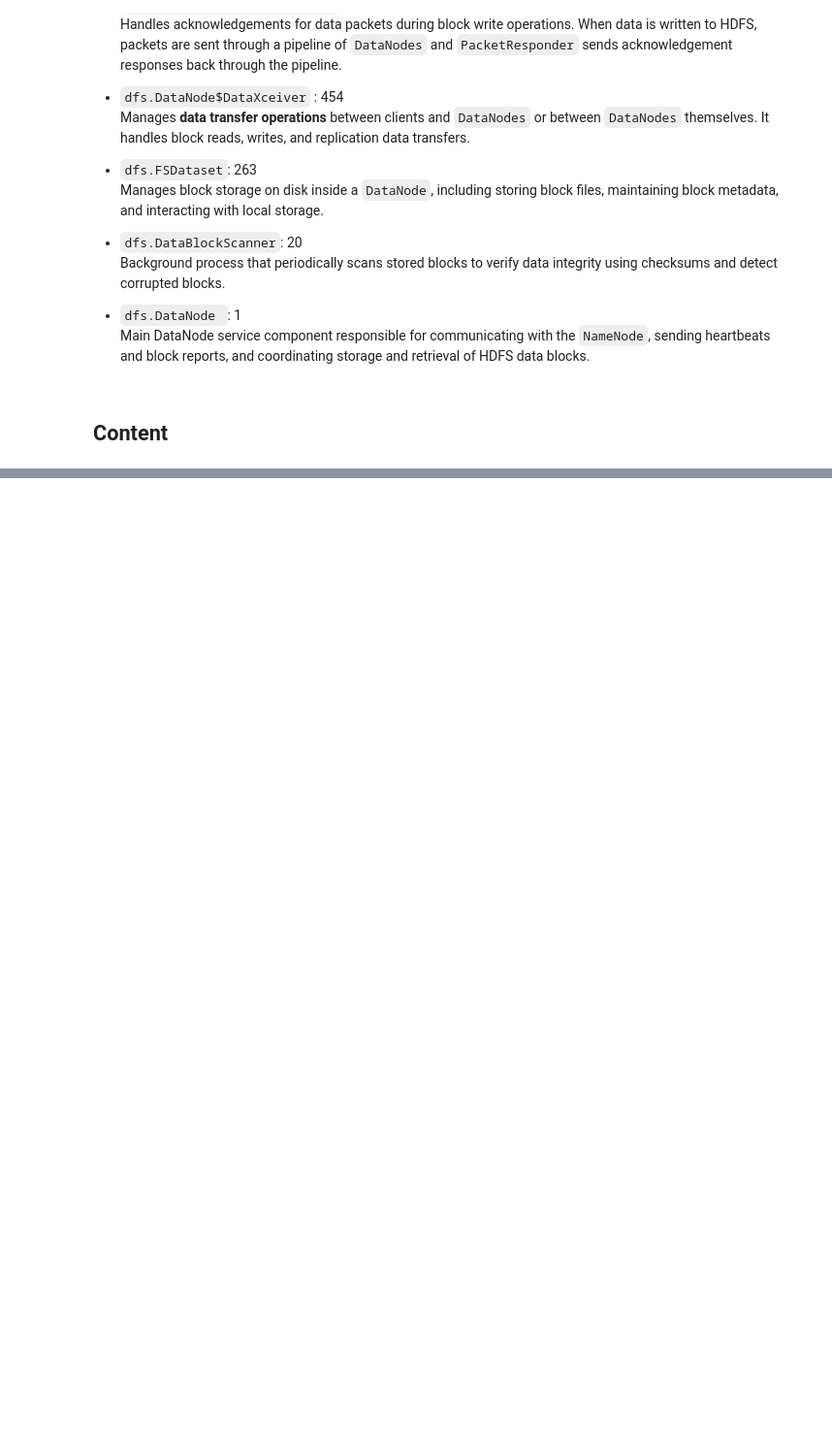
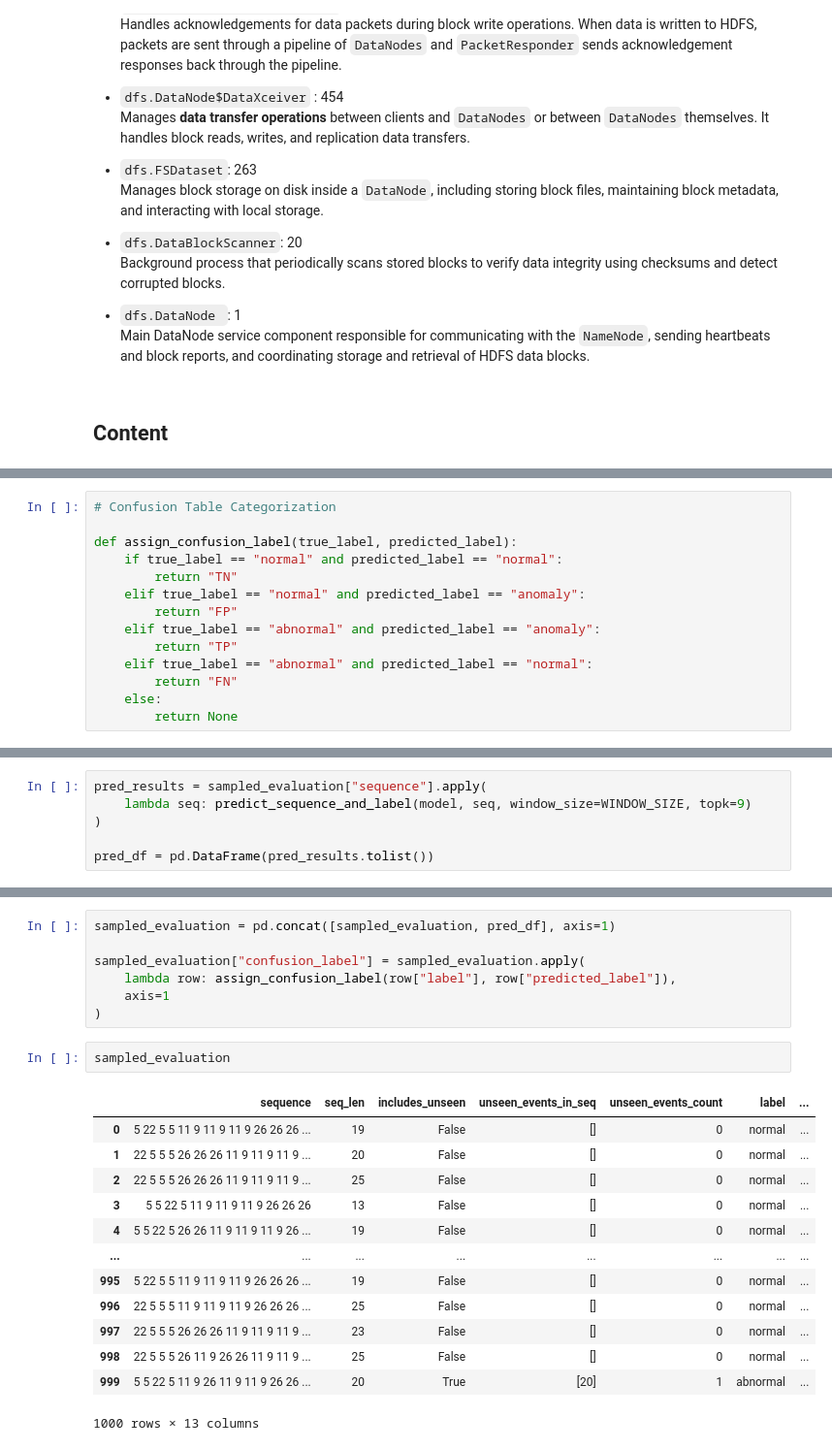
Before and after one commit to miqbal-id27/controlroom-xai-alarm-support-transformer, a Jupyter notebook: notebooks/00_exploration.ipynb, the cells around one changed output, grey strips where cells are left out. Shown at 97% size. Cells and saved outputs as stored; diff of their text form; blank space fills up the shorter version.

Commit message:
Data Exploration, Main Papers and Template

```diff
--- a/notebooks/00_exploration.ipynb
+++ b/notebooks/00_exploration.ipynb
@@ -452,0 +1150,14 @@ E25 (True)
+# %%
+# Confusion Table Categorization
+
+def assign_confusion_label(true_label, predicted_label):
+    if true_label == "normal" and predicted_label == "normal":
+        return "TN"
+    elif true_label == "normal" and predicted_label == "anomaly":
+        return "FP"
+    elif true_label == "abnormal" and predicted_label == "anomaly":
+        return "TP"
+    elif true_label == "abnormal" and predicted_label == "normal":
+        return "FN"
+    else:
+        return None
@@ -452,0 +1230,6 @@ E25 (True)
+# %%
+pred_results = sampled_evaluation["sequence"].apply(
+    lambda seq: predict_sequence_and_label(model, seq, window_size=WINDOW_SIZE, topk=9)
+)
+
+pred_df = pd.DataFrame(pred_results.tolist())
@@ -452,0 +1252,23 @@ E25 (True)
+# %%
+sampled_evaluation = pd.concat([sampled_evaluation, pred_df], axis=1)
+
+sampled_evaluation["confusion_label"] = sampled_evaluation.apply(
+    lambda row: assign_confusion_label(row["label"], row["predicted_label"]),
+    axis=1
+)
+# %%
+sampled_evaluation
+# %% [output]
+|  | sequence | seq_len | includes_unseen | unseen_events_in_seq | unseen_events_count | label | ... |
+| 0 | 5 22 5 5 11 9 11 9 11 9 26 26 26 ... | 19 | False | [] | 0 | normal | ... |
+| 1 | 22 5 5 5 26 26 26 11 9 11 9 11 9 ... | 20 | False | [] | 0 | normal | ... |
+| 2 | 22 5 5 5 26 26 26 11 9 11 9 11 9 ... | 25 | False | [] | 0 | normal | ... |
+| 3 | 5 5 22 5 11 9 11 9 11 9 26 26 26 | 13 | False | [] | 0 | normal | ... |
+| 4 | 5 5 22 5 26 26 11 9 11 9 11 9 26 ... | 19 | False | [] | 0 | normal | ... |
+| ... | ... | ... | ... | ... | ... | ... | ... |
+| 995 | 5 22 5 5 11 9 11 9 11 9 26 26 26 ... | 19 | False | [] | 0 | normal | ... |
+| 996 | 22 5 5 5 11 9 11 9 11 9 26 26 26 ... | 25 | False | [] | 0 | normal | ... |
+| 997 | 22 5 5 5 26 26 26 11 9 11 9 11 9 ... | 23 | False | [] | 0 | normal | ... |
+| 998 | 22 5 5 5 26 11 9 26 26 11 9 11 9 ... | 25 | False | [] | 0 | normal | ... |
+| 999 | 5 5 22 5 11 9 26 11 9 11 9 26 26 ... | 20 | True | [20] | 1 | abnormal | ... |
+1000 rows × 13 columns
```
Also changed, not shown: parts of 112 cells of this notebook, 9 other files.
